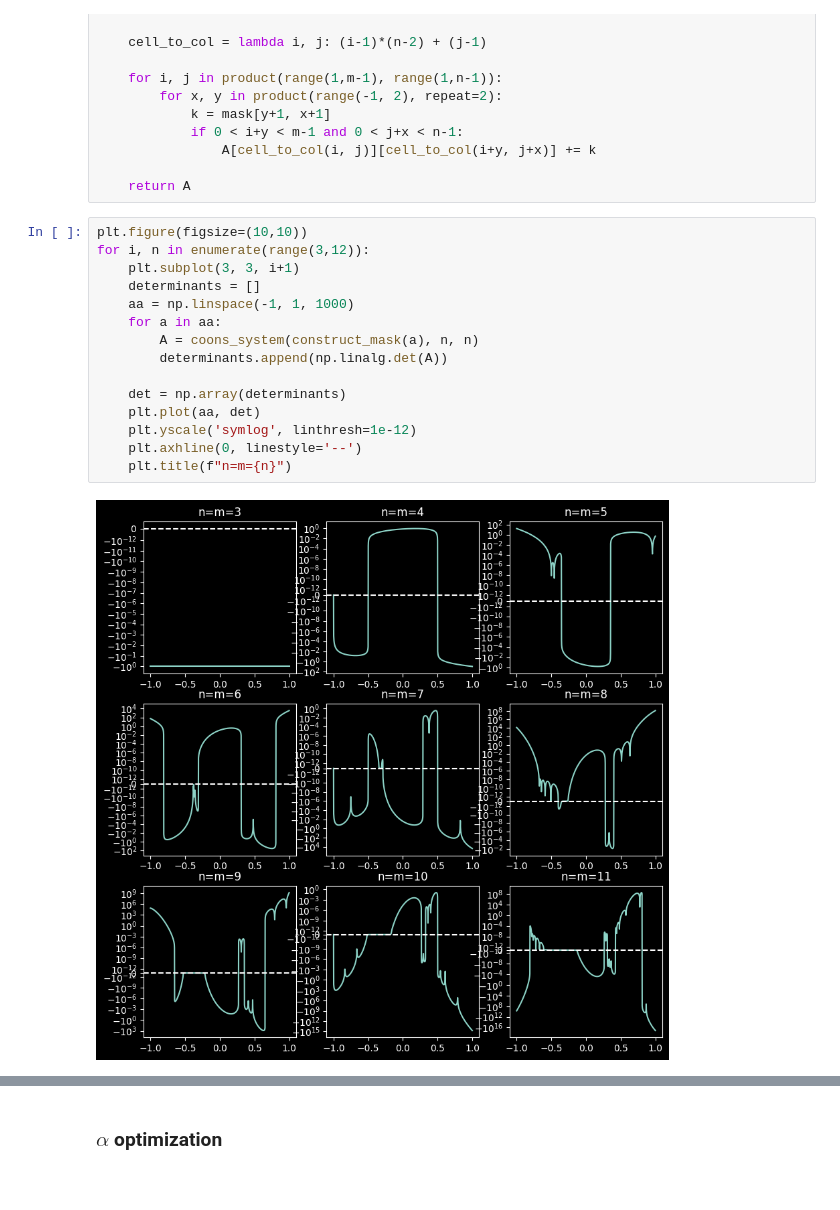
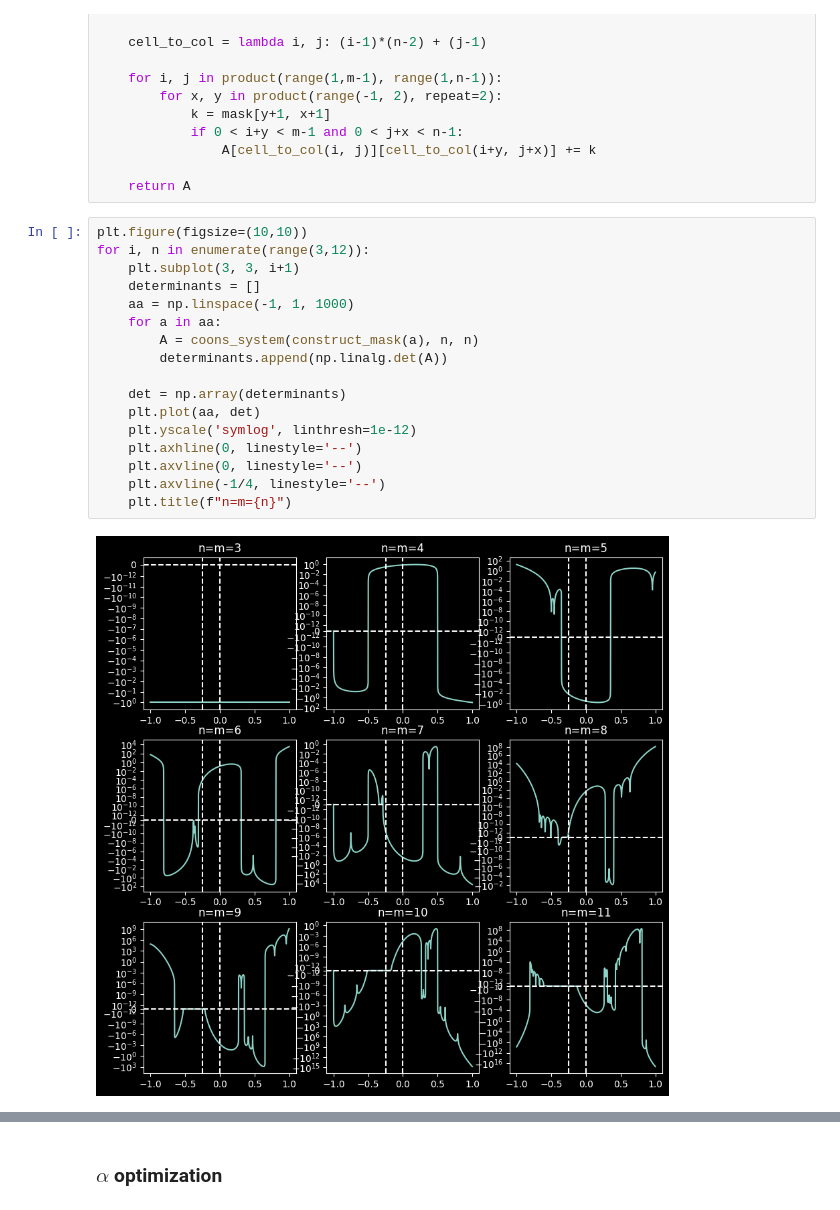
Before and after one commit to njezersek/diskrente-coonsove-ploskve-rpgo, a Jupyter notebook: coons.ipynb, the cells around one changed output, grey strips where cells are left out. Drawn from its saved outputs; the diff is of its cells as text.

```diff
--- a/coons.ipynb
+++ b/coons.ipynb
@@ -478,20 +483,22 @@ def coons_system(mask: np.ndarray, n: int, m: int):
 # %%
 plt.figure(figsize=(10,10))
 for i, n in enumerate(range(3,12)):
 	plt.subplot(3, 3, i+1)
 	determinants = []
 	aa = np.linspace(-1, 1, 1000)
 	for a in aa:
 		A = coons_system(construct_mask(a), n, n)
 		determinants.append(np.linalg.det(A))
 
 	det = np.array(determinants)
 	plt.plot(aa, det)
 	plt.yscale('symlog', linthresh=1e-12)
 	plt.axhline(0, linestyle='--')
+	plt.axvline(0, linestyle='--')
+	plt.axvline(-1/4, linestyle='--')
 	plt.title(f"n=m={n}")
 # %% [output]
-[figure, old version]
+[figure, new version]
 # %%
 plt.figure(figsize=(10,10))
 for i, n in enumerate(range(3,12)):
```
Also changed, not shown: parts of 15 cells of this notebook.
